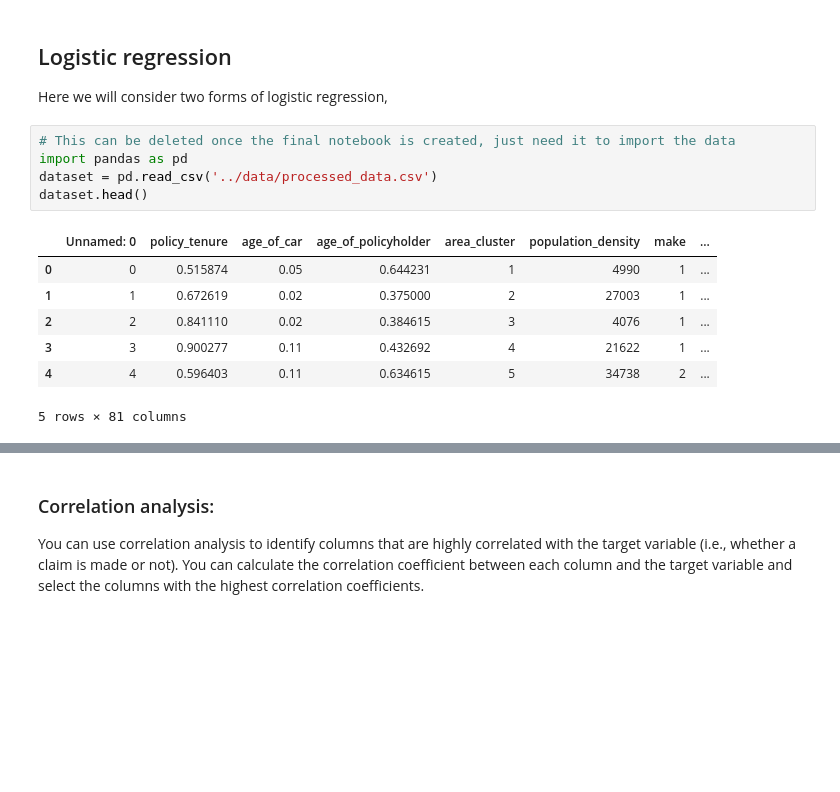
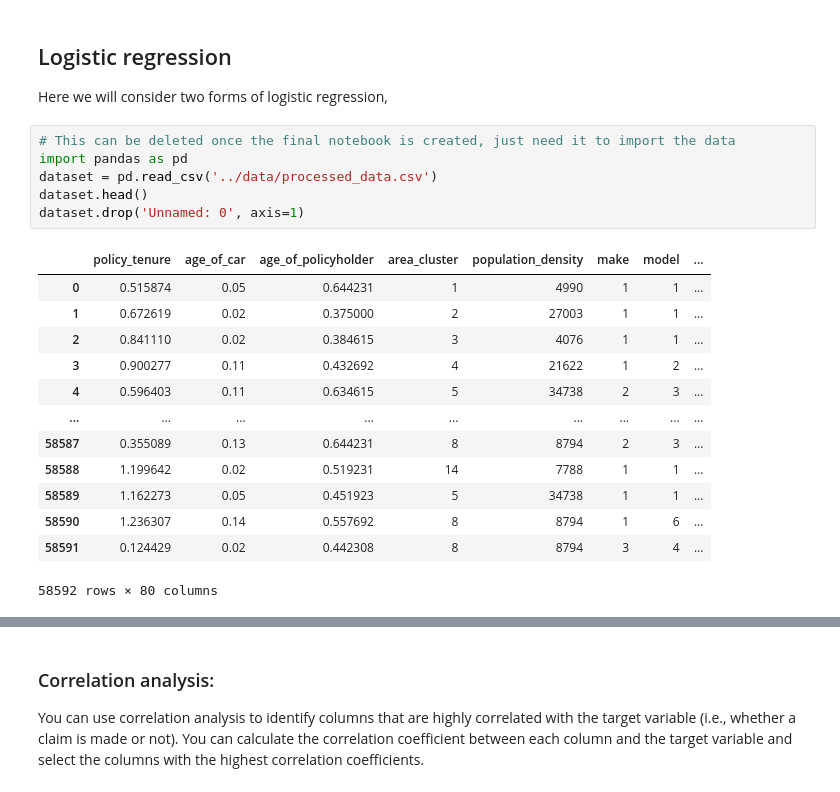
Before and after one commit to Dimedici1/Project_Car_Insurance, a Jupyter notebook: final_notebook/logistic.ipynb, the cells around one changed output, grey strips where cells are left out. Drawn from its saved outputs; the diff is of its cells as text; blank space fills up the shorter version.

```diff
--- a/final_notebook/logistic.ipynb
+++ b/final_notebook/logistic.ipynb
@@ -5,13 +5,20 @@ Here we will consider two forms of logistic regression,
 # %%
 # This can be deleted once the final notebook is created, just need it to import the data
 import pandas as pd
 dataset = pd.read_csv('../data/processed_data.csv')
 dataset.head()
+dataset.drop('Unnamed: 0', axis=1)
 # %% [output]
-|  | Unnamed: 0 | policy_tenure | age_of_car | age_of_policyholder | area_cluster | population_density | make | ... |
-| 0 | 0 | 0.515874 | 0.05 | 0.644231 | 1 | 4990 | 1 | ... |
-| 1 | 1 | 0.672619 | 0.02 | 0.375000 | 2 | 27003 | 1 | ... |
-| 2 | 2 | 0.841110 | 0.02 | 0.384615 | 3 | 4076 | 1 | ... |
-| 3 | 3 | 0.900277 | 0.11 | 0.432692 | 4 | 21622 | 1 | ... |
-| 4 | 4 | 0.596403 | 0.11 | 0.634615 | 5 | 34738 | 2 | ... |
+|  | policy_tenure | age_of_car | age_of_policyholder | area_cluster | population_density | make | model | ... |
+| 0 | 0.515874 | 0.05 | 0.644231 | 1 | 4990 | 1 | 1 | ... |
+| 1 | 0.672619 | 0.02 | 0.375000 | 2 | 27003 | 1 | 1 | ... |
+| 2 | 0.841110 | 0.02 | 0.384615 | 3 | 4076 | 1 | 1 | ... |
+| 3 | 0.900277 | 0.11 | 0.432692 | 4 | 21622 | 1 | 2 | ... |
+| 4 | 0.596403 | 0.11 | 0.634615 | 5 | 34738 | 2 | 3 | ... |
+| ... | ... | ... | ... | ... | ... | ... | ... | ... |
+| 58587 | 0.355089 | 0.13 | 0.644231 | 8 | 8794 | 2 | 3 | ... |
+| 58588 | 1.199642 | 0.02 | 0.519231 | 14 | 7788 | 1 | 1 | ... |
+| 58589 | 1.162273 | 0.05 | 0.451923 | 5 | 34738 | 1 | 1 | ... |
+| 58590 | 1.236307 | 0.14 | 0.557692 | 8 | 8794 | 1 | 6 | ... |
+| 58591 | 0.124429 | 0.02 | 0.442308 | 8 | 8794 | 3 | 4 | ... |
-5 rows × 81 columns
+58592 rows × 80 columns
```
Also changed, not shown: parts of 17 cells of this notebook.
